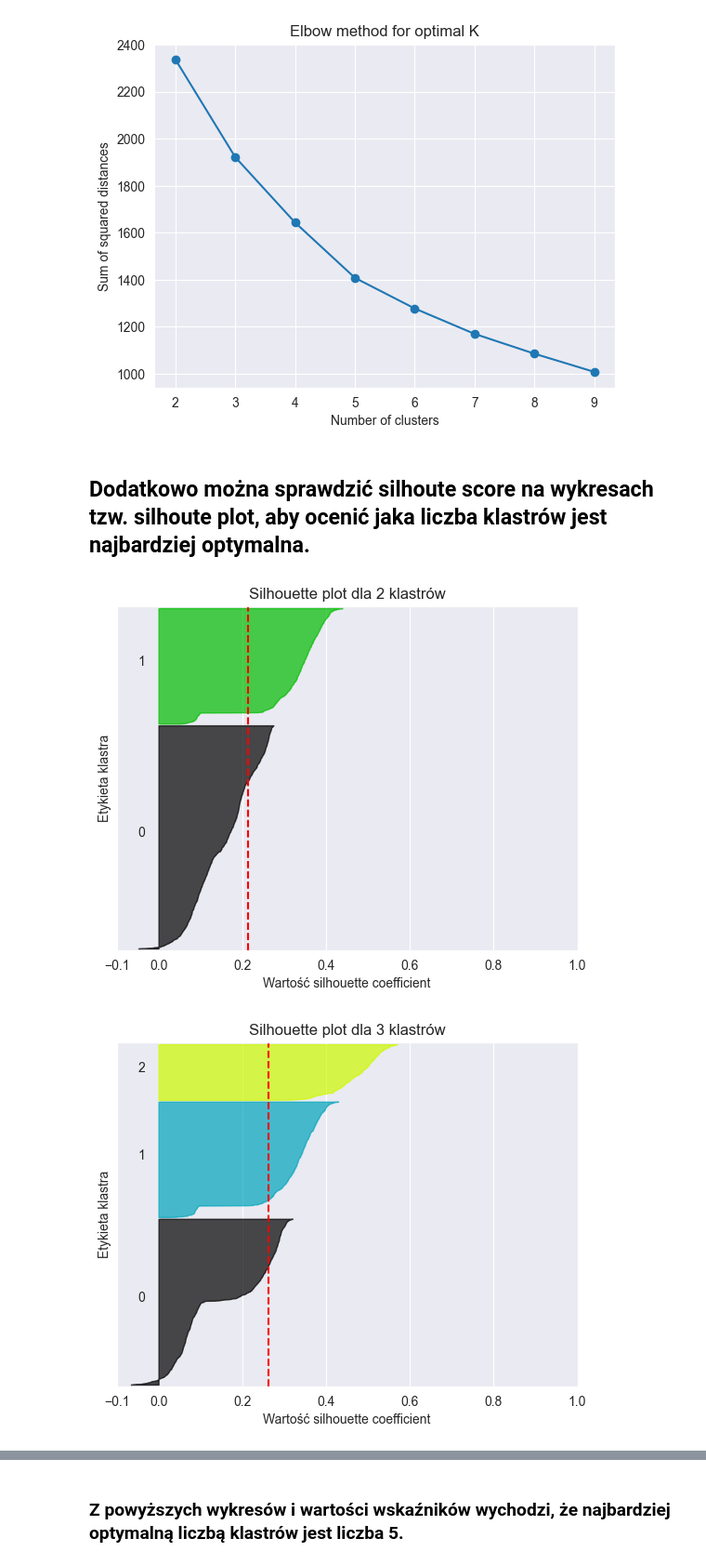
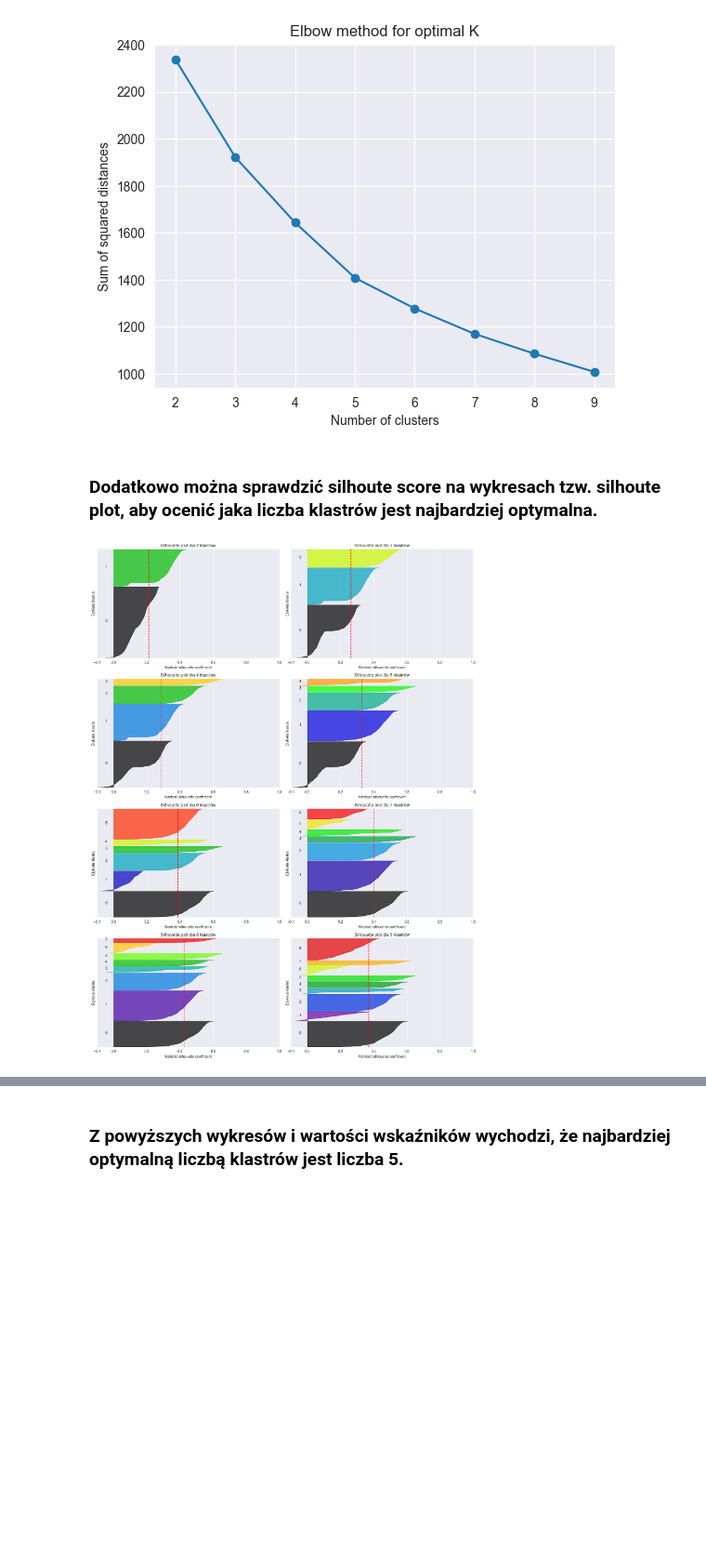
Before and after one commit to aleksandra0014/spotify_predictor_and_recommendation, a Jupyter notebook: clusterization.ipynb, the cells around one changed output, grey strips where cells are left out. Shown: that part at 93% size. Drawn from its saved outputs; the diff is of its cells as text; code cells hidden in the pictures; blank space fills up the shorter version.

```diff
--- a/clusterization.ipynb
+++ b/clusterization.ipynb
@@ -245,15 +243,19 @@ plt.show()
 # %% [output]
 [figure]
 # %% [markdown]
-## Dodatkowo można sprawdzić silhoute score na wykresach tzw. silhoute plot, aby ocenić jaka liczba klastrów jest najbardziej optymalna.
+### Dodatkowo można sprawdzić silhoute score na wykresach tzw. silhoute plot, aby ocenić jaka liczba klastrów jest najbardziej optymalna.
 # %%
 from sklearn.metrics import silhouette_samples
 import numpy as np
+import matplotlib.pyplot as plt
 
 n_clusters_range = range(2, 10)
 silhouette_scores = []
 
-for n_clusters in n_clusters_range:
+fig, axes = plt.subplots(4, 2, figsize=(15, 20))
+axes = axes.flatten()
+
+for idx, n_clusters in enumerate(n_clusters_range):
     kmeans = KMeans(n_clusters=n_clusters, random_state=0)
     cluster_labels = kmeans.fit_predict(spotify_data_scaled)
 
@@ -262,36 +264,36 @@ for n_clusters in n_clusters_range:
 
     sample_silhouette_values = silhouette_samples(spotify_data_scaled, cluster_labels)
 
-    fig, ax = plt.subplots(1, 1)
+    ax = axes[idx]
     ax.set_xlim([-0.1, 1])
     ax.set_ylim([0, len(spotify_data_scaled) + (n_clusters + 1) * 10])
 
     y_lower = 10
 
     for i in range(n_clusters):
         ith_cluster_silhouette_values = sample_silhouette_values[cluster_labels == i]
         ith_cluster_silhouette_values.sort()
 
         size_cluster_i = ith_cluster_silhouette_values.shape[0]
         y_upper = y_lower + size_cluster_i
 
         color = plt.cm.nipy_spectral(float(i) / n_clusters)
         ax.fill_betweenx(np.arange(y_lower, y_upper),
                           0, ith_cluster_silhouette_values,
                           facecolor=color, edgecolor=color, alpha=0.7)
 
         ax.text(-0.05, y_lower + 0.5 * size_cluster_i, str(i))
         y_lower = y_upper + 10
 
     ax.set_title(f"Silhouette plot dla {n_clusters} klastrów")
     ax.set_xlabel("Wartość silhouette coefficient")
     ax.set_ylabel("Etykieta klastra")
 
     ax.axvline(x=silhouette_avg, color="red", linestyle="--")
     ax.set_yticks([])
     ax.set_xticks([-0.1, 0, 0.2, 0.4, 0.6, 0.8, 1])
 
-    plt.show()
+plt.tight_layout()
+plt.show()
 # %% [output]
-[figure, old version]
+[figure, new version]
-[figure, removed]
```
Also changed, not shown: parts of 14 cells of this notebook.
